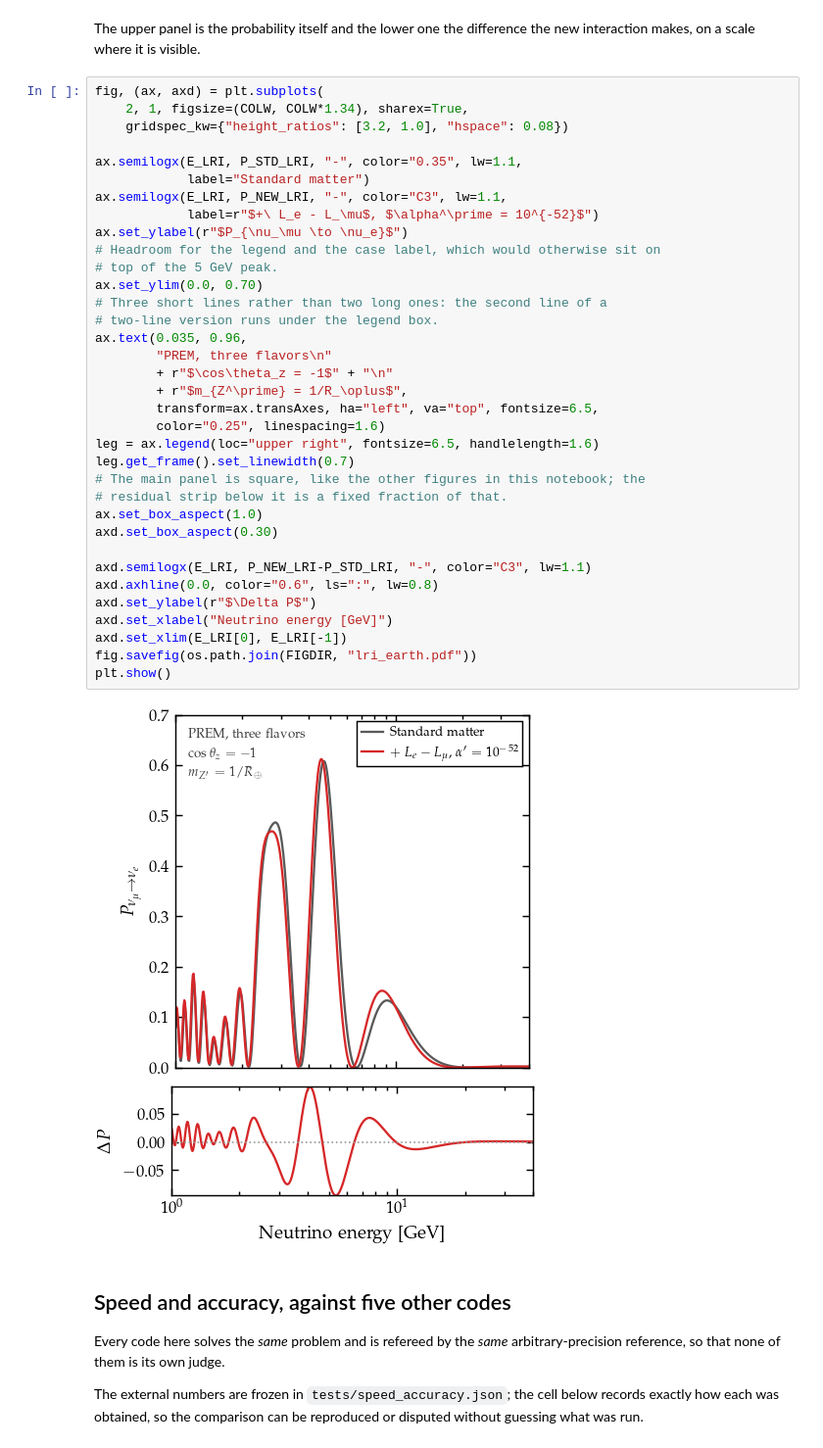
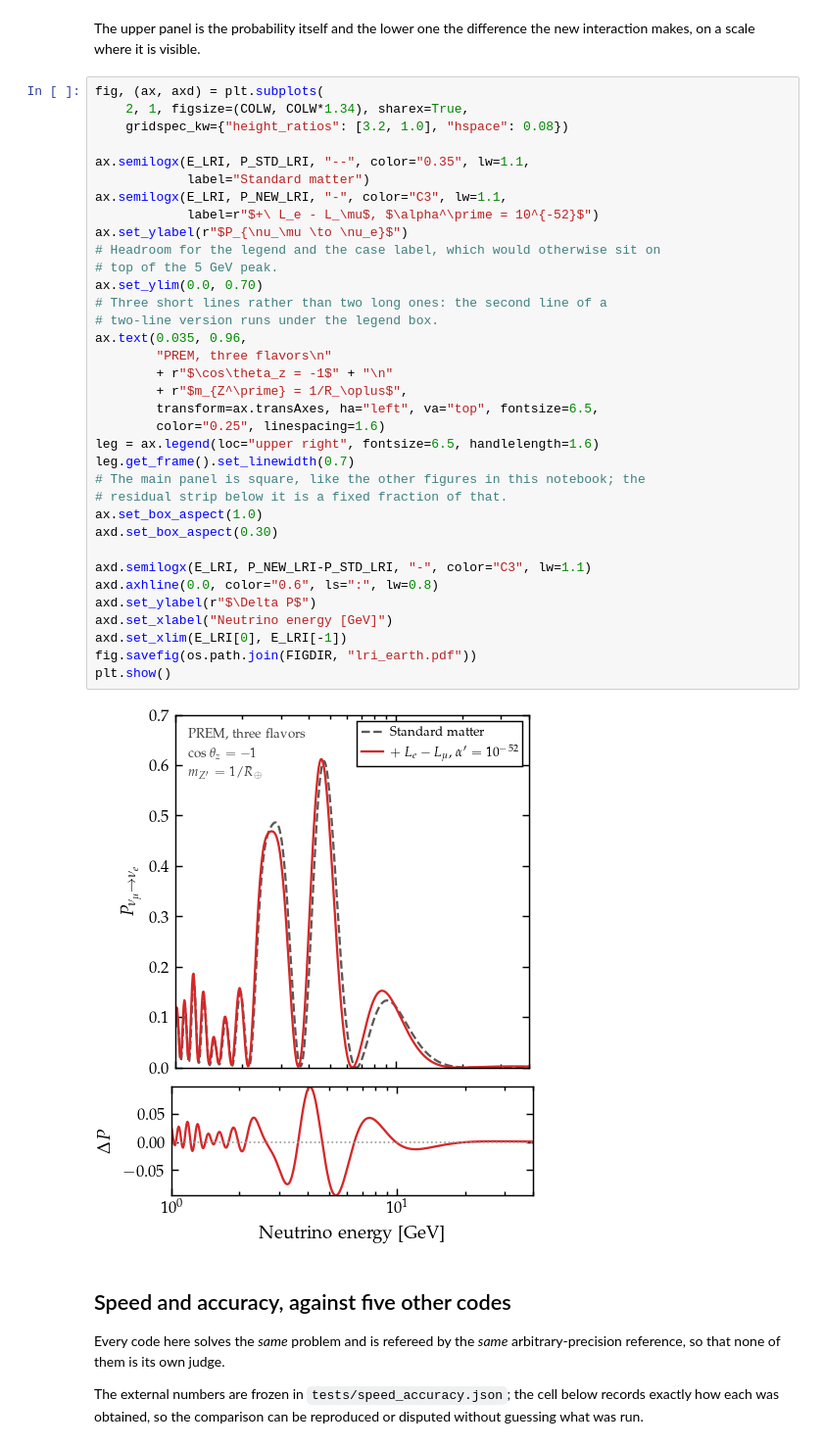
Before and after one commit to mbustama/NuOscProbExact, a Jupyter notebook: notebooks/10_paper_figures.ipynb, the cells around one changed output. Shown at 98% size. Saved outputs shown, nothing was run; the diff lists cells and outputs as text.

```diff
--- a/notebooks/10_paper_figures.ipynb
+++ b/notebooks/10_paper_figures.ipynb
@@ -717,38 +717,38 @@ fig, (ax, axd) = plt.subplots(
     2, 1, figsize=(COLW, COLW*1.34), sharex=True,
     gridspec_kw={"height_ratios": [3.2, 1.0], "hspace": 0.08})
 
-ax.semilogx(E_LRI, P_STD_LRI, "-", color="0.35", lw=1.1,
+ax.semilogx(E_LRI, P_STD_LRI, "--", color="0.35", lw=1.1,
             label="Standard matter")
 ax.semilogx(E_LRI, P_NEW_LRI, "-", color="C3", lw=1.1,
             label=r"$+\ L_e - L_\mu$, $\alpha^\prime = 10^{-52}$")
 ax.set_ylabel(r"$P_{\nu_\mu \to \nu_e}$")
 # Headroom for the legend and the case label, which would otherwise sit on
 # top of the 5 GeV peak.
 ax.set_ylim(0.0, 0.70)
 # Three short lines rather than two long ones: the second line of a
 # two-line version runs under the legend box.
 ax.text(0.035, 0.96,
         "PREM, three flavors\n"
         + r"$\cos\theta_z = -1$" + "\n"
         + r"$m_{Z^\prime} = 1/R_\oplus$",
         transform=ax.transAxes, ha="left", va="top", fontsize=6.5,
         color="0.25", linespacing=1.6)
 leg = ax.legend(loc="upper right", fontsize=6.5, handlelength=1.6)
 leg.get_frame().set_linewidth(0.7)
 # The main panel is square, like the other figures in this notebook; the
 # residual strip below it is a fixed fraction of that.
 ax.set_box_aspect(1.0)
 axd.set_box_aspect(0.30)
 
 axd.semilogx(E_LRI, P_NEW_LRI-P_STD_LRI, "-", color="C3", lw=1.1)
 axd.axhline(0.0, color="0.6", ls=":", lw=0.8)
 axd.set_ylabel(r"$\Delta P$")
 axd.set_xlabel("Neutrino energy [GeV]")
 axd.set_xlim(E_LRI[0], E_LRI[-1])
 fig.savefig(os.path.join(FIGDIR, "lri_earth.pdf"))
 plt.show()
 # %% [output]
-[figure, old version]
+[figure, new version]
 # %% [markdown]
 ## Speed and accuracy, against five other codes
 
```
Also changed, not shown: parts of 1 cell of this notebook, 2 other files.
